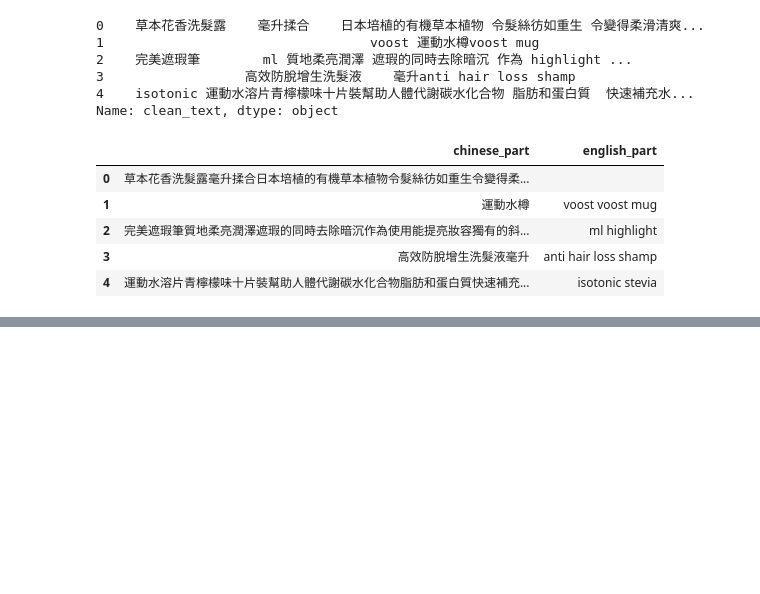
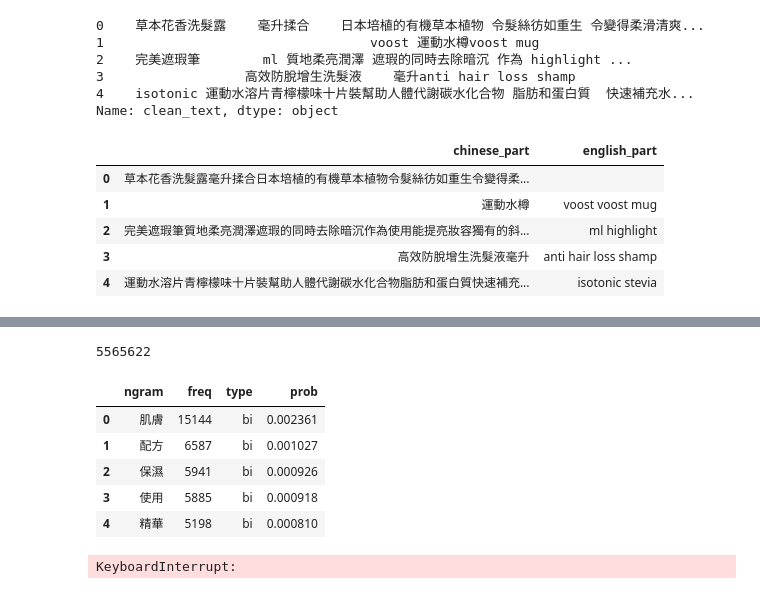
Before and after one commit to victor31ao/n_gram_and_hanlp, a Jupyter notebook: n_gram_tokenizer.ipynb, the cells around one changed output, grey strips where cells are left out. Saved outputs shown, nothing was run; the diff lists cells and outputs as text; code cells hidden in the pictures; blank space fills up the shorter version.

```diff
--- a/n_gram_tokenizer.ipynb
+++ b/n_gram_tokenizer.ipynb
@@ -192,0 +225,18 @@ metrics_df.plot(x="n", y="sparsity", title="n_gram sparsity")
+# %%
+from collections import Counter
+
+# 計算 n-gram 中詞的詞頻
+word_counter = Counter()
+for ngram in n_grams_df['ngram']:
+    for word in ngram:
+        # words = ngram.split()
+        word_counter.update(word)
+
+# 計算總詞數
+total_words = sum(word_counter.values())  # 1641321
+print(total_words)
+
+# 計算每個詞的概率
+word_probs = {word: count / total_words for word, count in word_counter.items()}
+# %% [output]
+5565622
@@ -192,0 +260,15 @@ metrics_df.plot(x="n", y="sparsity", title="n_gram sparsity")
+# %%
+n_grams_df.head()
+# %% [output]
+|  | ngram | freq | type | prob |
+| 0 | 肌膚 | 15144 | bi | 0.002361 |
+| 1 | 配方 | 6587 | bi | 0.001027 |
+| 2 | 保濕 | 5941 | bi | 0.000926 |
+| 3 | 使用 | 5885 | bi | 0.000918 |
+| 4 | 精華 | 5198 | bi | 0.000810 |
+# %%
+# 計算 bi-gram 和 tri-gram 之間的互信息
+mi_bi_tri = calculate_mi_vectorized(n_grams_df.query("type == 'bi' and freq > 1")["ngram"], n_grams_df.query("type == 'tri' and freq > 1")["ngram"], n_grams_df.query("type == 'bi' and freq > 1")["prob"], n_grams_df.query("type == 'tri' and freq > 1")["prob"])
+mi_bi_tri.to_csv("./n_gram_processed/mi_bi_tri.csv", encoding="utf-8-sig", index=False)
+# %% [output]
+KeyboardInterrupt:
```
Also changed, not shown: parts of 14 cells of this notebook, 1 other file.
